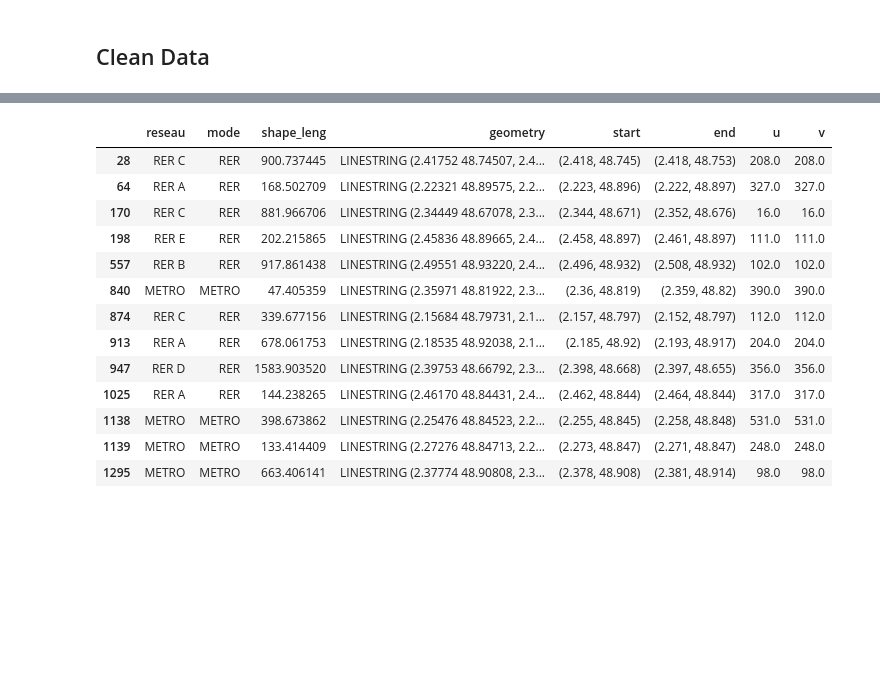
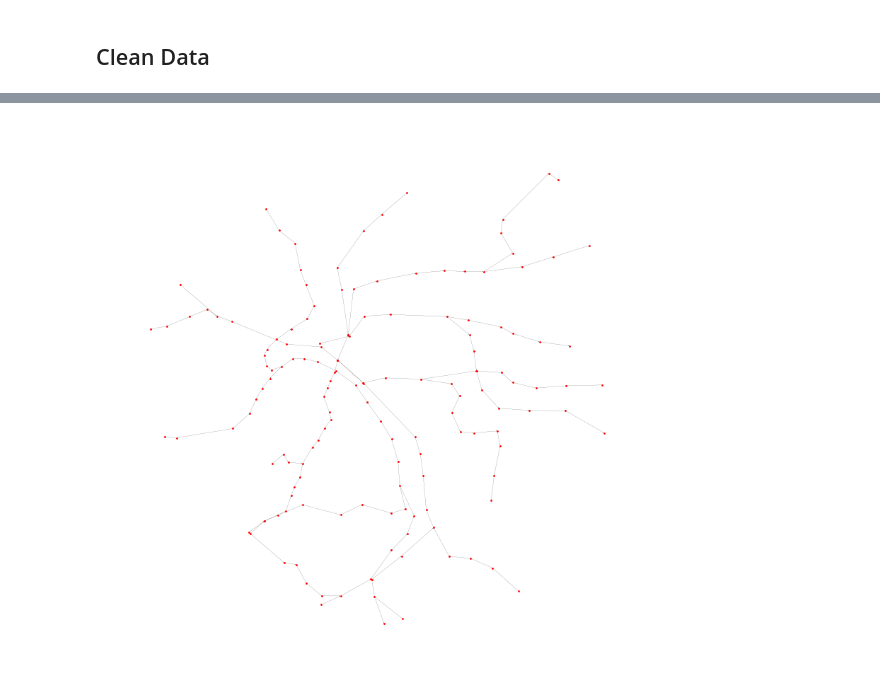
Before and after one commit to AurianeTec/Thesis, a Jupyter notebook: create_public_transport_networks.ipynb, the cells around one changed output, grey strips where cells are left out. Saved outputs shown, nothing was run; the diff lists cells and outputs as text; code cells hidden in the pictures; blank space fills up the shorter version.

```diff
--- a/create_public_transport_networks.ipynb
+++ b/create_public_transport_networks.ipynb
@@ -228,2 +177,43 @@ Number of END stations not matched with lines:  0
+# %%
+# Helper function (Anastassia)
+def make_attr_dict(*args, **kwargs):
+
+    argCount = len(kwargs)
+
+    if argCount > 0:
+        attributes = {}
+        for kwarg in kwargs:
+            attributes[kwarg] = kwargs.get(kwarg, None)
+        return attributes
+    else:
+        return None # (if no attributes are given)
+# %%
+#--- Add relevant columns
+
+# For lines
+lines_GPM['edgetype'] = 'RER'
+lines_GPM = lines_GPM.rename(columns = {'u': 'x' , 'v' : 'y', 'shape_leng': 'length'})
+
+# For stations
+stations_GPM['nodetype'] = 'bike'
+stations_GPM['centroid'] = False
+stations_GPM['RER'] = True
+# %%
+# Create NetworkX Graph with stations and lines
+G = nx.from_pandas_edgelist(lines_GPM, source='x', target='y', edge_attr=True, create_using=nx.DiGraph)
+stations_GPM["attr_dict"] = stations_GPM.apply(lambda x: make_attr_dict(lat = x.x,
+                                                                  lon = x.y,
+                                                                  nodetype = x.nodetype,
+                                                                  centroid = x.centroid,
+                                                                  RER = x.RER,
+                                                                  pos = (x.x,x.y)),
+                                                                  axis = 1)
+G.add_nodes_from(stations_GPM.loc[:,["id", 'attr_dict']].itertuples(index=False))
+pos = nx.get_node_attributes(G,('pos'))
+# %%
+ax = plt.axes()
+nx.draw(G, ax=ax, pos=pos, node_size = 1,node_color='red', edge_color='black', width=0.1, arrowsize=1)
+# %% [output]
+[figure, added]
 # %%
 #--- Save for future use
@@ -235,17 +224,0 @@ lines_final.to_csv("./data/processed/public_transport_lines.csv")
-# %%
-lines_GPM.loc[lines_GPM['u']== lines_GPM['v']]
-# %% [output]
-|  | reseau | mode | shape_leng | geometry | start | end | u | v |
-| 28 | RER C | RER | 900.737445 | LINESTRING (2.41752 48.74507, 2.4... | (2.418, 48.745) | (2.418, 48.753) | 208.0 | 208.0 |
-| 64 | RER A | RER | 168.502709 | LINESTRING (2.22321 48.89575, 2.2... | (2.223, 48.896) | (2.222, 48.897) | 327.0 | 327.0 |
-| 170 | RER C | RER | 881.966706 | LINESTRING (2.34449 48.67078, 2.3... | (2.344, 48.671) | (2.352, 48.676) | 16.0 | 16.0 |
-| 198 | RER E | RER | 202.215865 | LINESTRING (2.45836 48.89665, 2.4... | (2.458, 48.897) | (2.461, 48.897) | 111.0 | 111.0 |
-| 557 | RER B | RER | 917.861438 | LINESTRING (2.49551 48.93220, 2.4... | (2.496, 48.932) | (2.508, 48.932) | 102.0 | 102.0 |
-| 840 | METRO | METRO | 47.405359 | LINESTRING (2.35971 48.81922, 2.3... | (2.36, 48.819) | (2.359, 48.82) | 390.0 | 390.0 |
-| 874 | RER C | RER | 339.677156 | LINESTRING (2.15684 48.79731, 2.1... | (2.157, 48.797) | (2.152, 48.797) | 112.0 | 112.0 |
-| 913 | RER A | RER | 678.061753 | LINESTRING (2.18535 48.92038, 2.1... | (2.185, 48.92) | (2.193, 48.917) | 204.0 | 204.0 |
-| 947 | RER D | RER | 1583.903520 | LINESTRING (2.39753 48.66792, 2.3... | (2.398, 48.668) | (2.397, 48.655) | 356.0 | 356.0 |
-| 1025 | RER A | RER | 144.238265 | LINESTRING (2.46170 48.84431, 2.4... | (2.462, 48.844) | (2.464, 48.844) | 317.0 | 317.0 |
-| 1138 | METRO | METRO | 398.673862 | LINESTRING (2.25476 48.84523, 2.2... | (2.255, 48.845) | (2.258, 48.848) | 531.0 | 531.0 |
-| 1139 | METRO | METRO | 133.414409 | LINESTRING (2.27276 48.84713, 2.2... | (2.273, 48.847) | (2.271, 48.847) | 248.0 | 248.0 |
-| 1295 | METRO | METRO | 663.406141 | LINESTRING (2.37774 48.90808, 2.3... | (2.378, 48.908) | (2.381, 48.914) | 98.0 | 98.0 |
```
Also changed, not shown: parts of 18 cells of this notebook, 21 other files.
